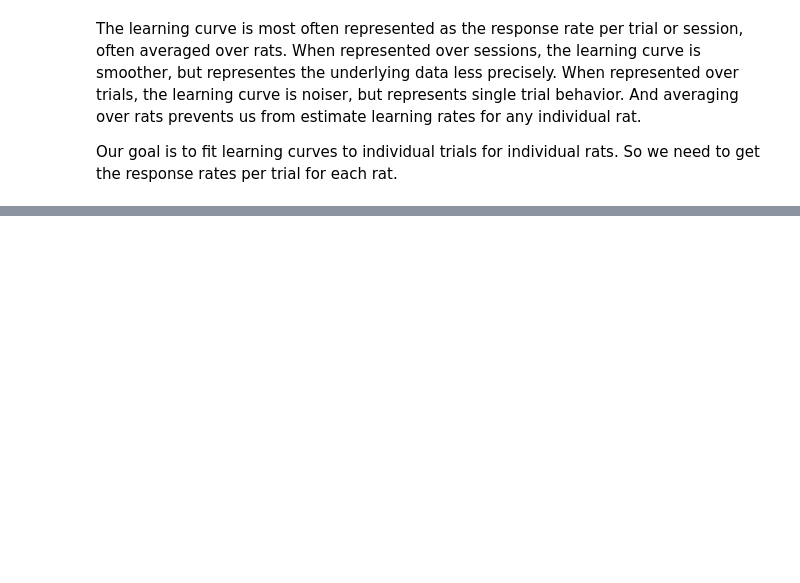
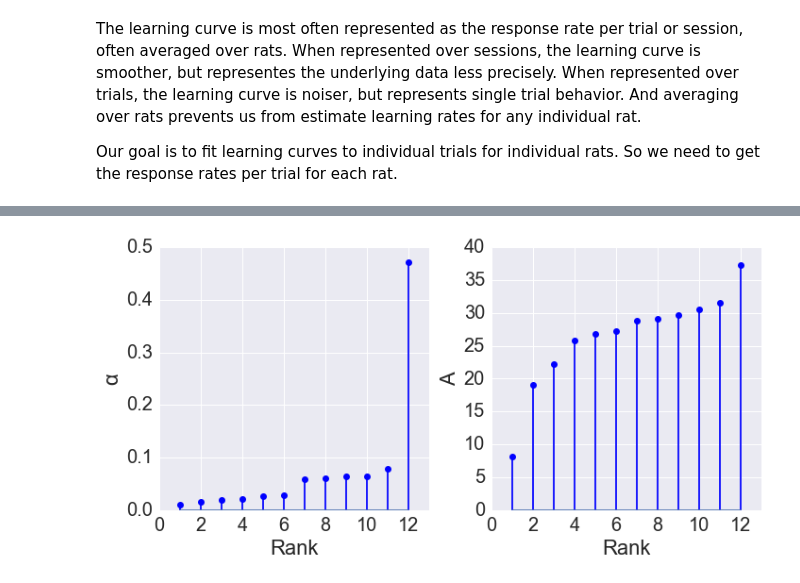
Before and after one commit to dfreestone/modular_theory, a Jupyter notebook: fitting/explicit_solutions.ipynb, the cells around one changed output, grey strips where cells are left out. Cells and saved outputs as stored; diff of their text form; code cells hidden in the pictures; blank space fills up the shorter version.

```diff
--- a/fitting/explicit_solutions.ipynb
+++ b/fitting/explicit_solutions.ipynb
@@ -46,0 +254,19 @@ Our goal is to fit learning curves to individual trials for individual rats. So
+# %%
+def show_paramter(θ, parameter, ax=None):
+    if ax is None:
+        fig, ax = plt.subplots()
+
+    θ_i = θ[parameter].sort_values()
+    ax.stem(range(1, 1+θ_i.size), θ_i, linefmt='b-', markerfmt='bo', basefmt='')
+
+    ax.set_xlim((0, 1+θ_i.size))
+    ax.set_xlabel("Rank", fontsize=22)
+    ax.set_ylabel(parameter, fontsize=22)
+    ax.tick_params(labelsize=20)
+
+fig, ax = plt.subplots(nrows=1, ncols=2, figsize=(10,5))
+show_paramter(θhat_individual, "α", ax[0])
+show_paramter(θhat_individual, "A", ax[1])
+fig.tight_layout()
+# %% [output]
+[figure, added]
```
Also changed, not shown: parts of 54 cells of this notebook.
